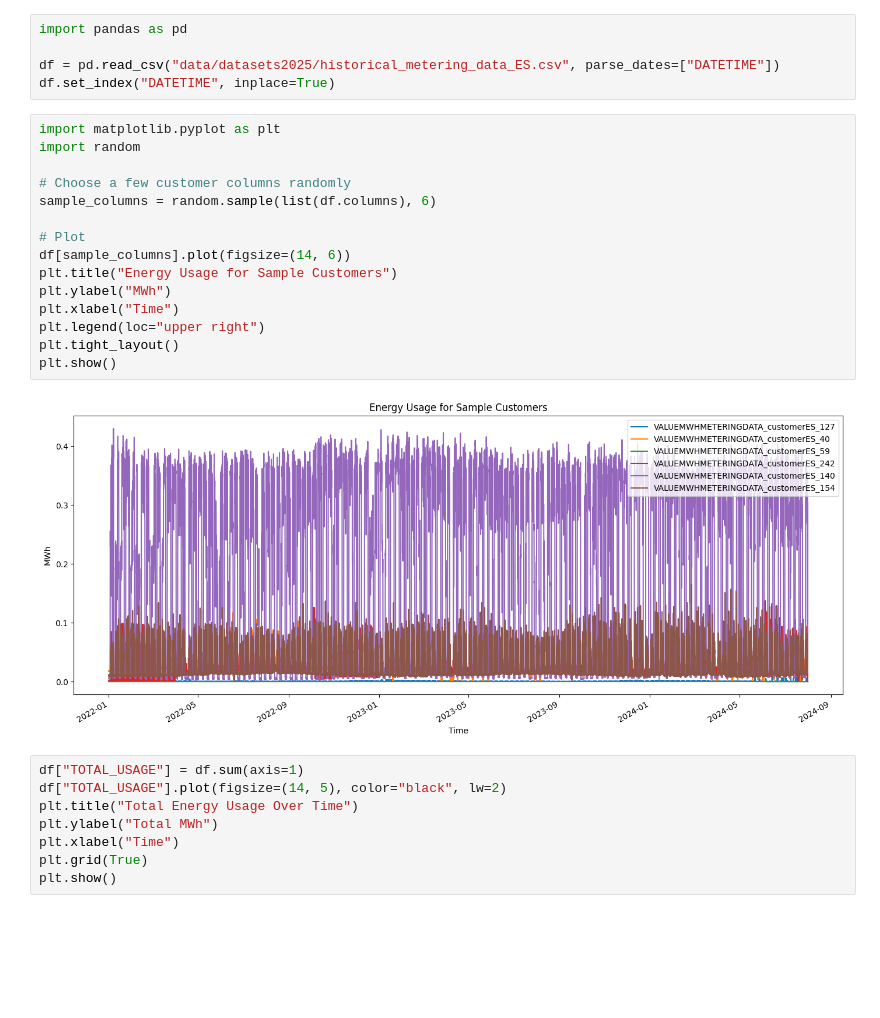
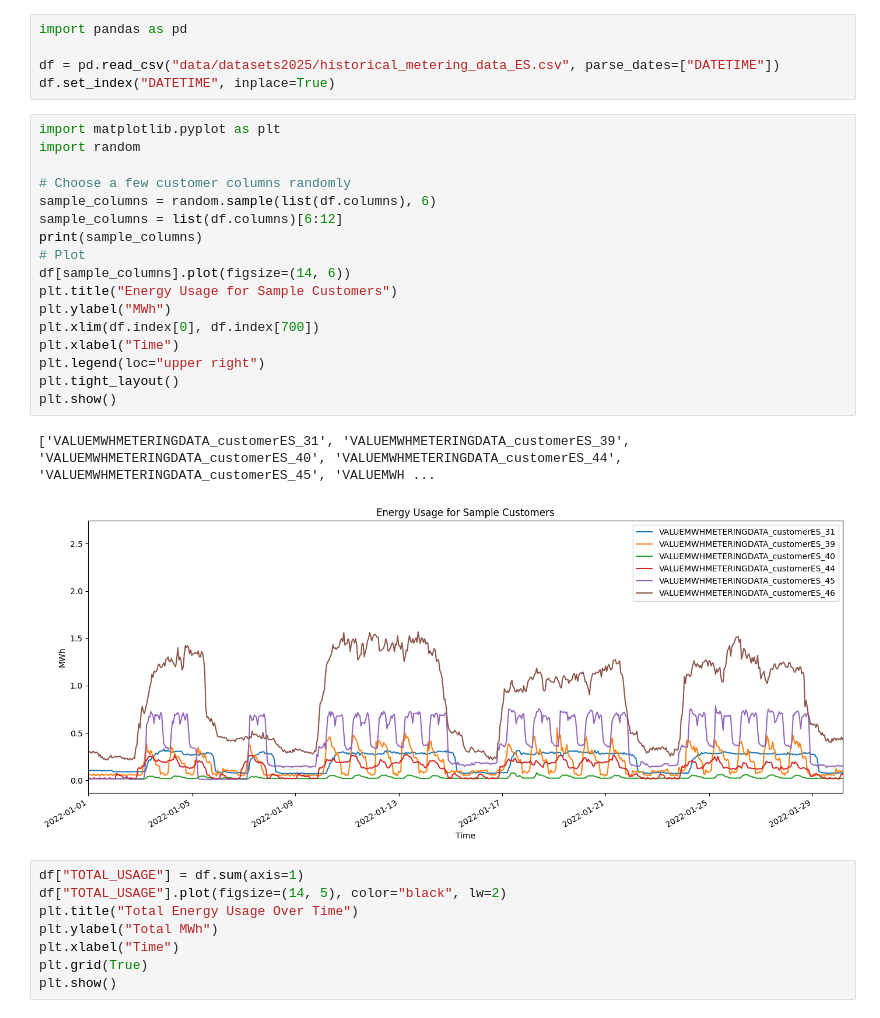
Before and after one commit to vimohr/ETH_Datathon_2025, a Jupyter notebook: tristan_data_visualizaton.ipynb, the cells around one changed output. Saved outputs shown, nothing was run; the diff lists cells and outputs as text; blank space fills up the shorter version.

```diff
--- a/tristan_data_visualizaton.ipynb
+++ b/tristan_data_visualizaton.ipynb
@@ -6,20 +6,23 @@ df.set_index("DATETIME", inplace=True)
 # %%
 import matplotlib.pyplot as plt
 import random
 
 # Choose a few customer columns randomly
 sample_columns = random.sample(list(df.columns), 6)
-
+sample_columns = list(df.columns)[6:12]
+print(sample_columns)
 # Plot
 df[sample_columns].plot(figsize=(14, 6))
 plt.title("Energy Usage for Sample Customers")
 plt.ylabel("MWh")
+plt.xlim(df.index[0], df.index[700])
 plt.xlabel("Time")
 plt.legend(loc="upper right")
 plt.tight_layout()
 plt.show()
 # %% [output]
+['VALUEMWHMETERINGDATA_customerES_31', 'VALUEMWHMETERINGDATA_customerES_39', 'VALUEMWHMETERINGDATA_customerES_40', 'VALUEMWHMETERINGDATA_customerES_44', 'VALUEMWHMETERINGDATA_customerES_45', 'VALUEMWH ...
-[figure, old version]
+[figure, new version]
 # %%
 df["TOTAL_USAGE"] = df.sum(axis=1)
 df["TOTAL_USAGE"].plot(figsize=(14, 5), color="black", lw=2)
```
Also changed, not shown: parts of 5 cells of this notebook, 1 other file.
